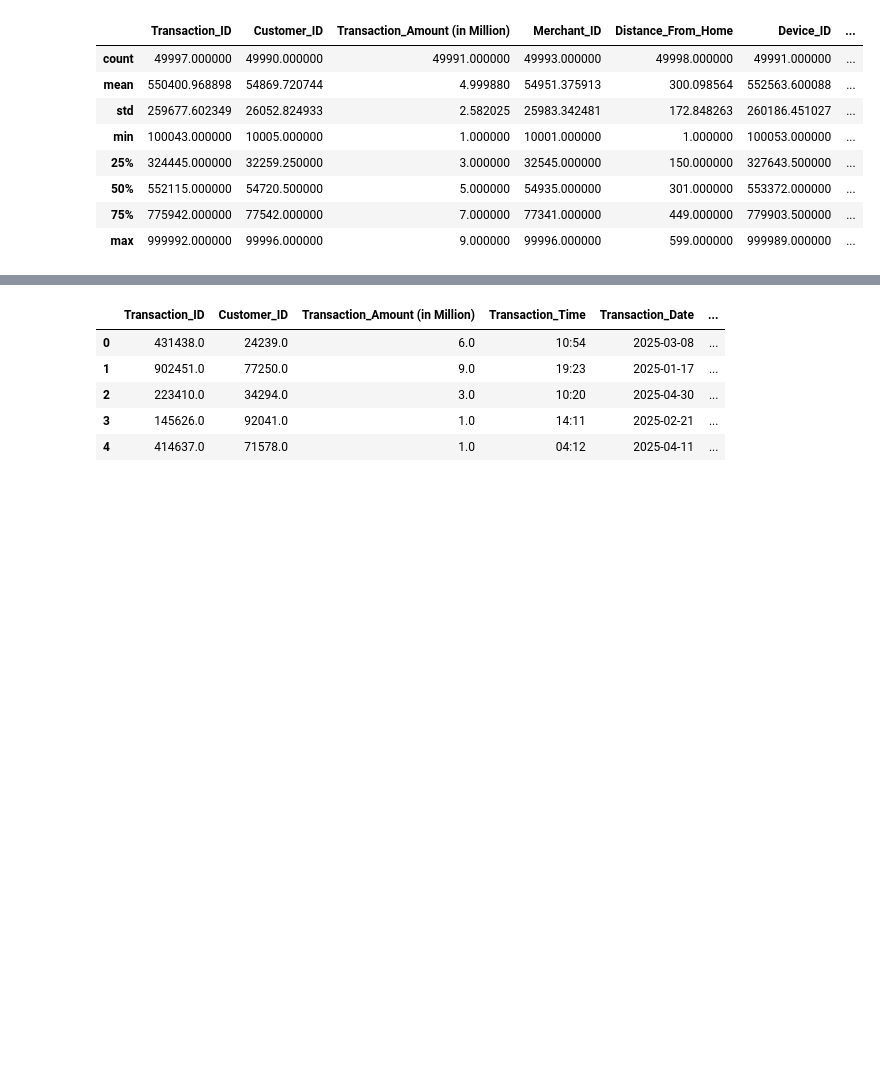
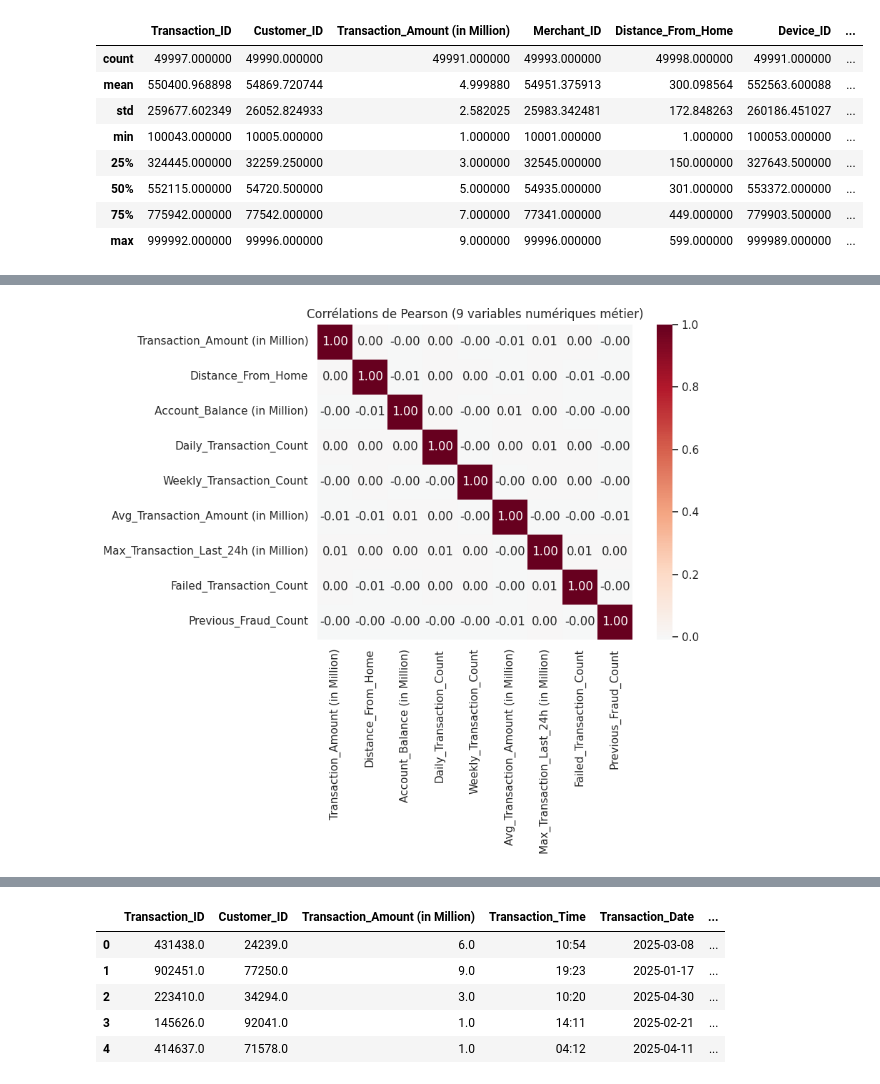
Before and after one commit to Djerade/bank-fraud-detection, a Jupyter notebook: notebooks/exploration.ipynb, the cells around one changed output, grey strips where cells are left out. Drawn from its saved outputs; the diff is of its cells as text; code cells hidden in the pictures; blank space fills up the shorter version.

```diff
--- a/notebooks/exploration.ipynb
+++ b/notebooks/exploration.ipynb
@@ -99,0 +214,21 @@ dtype: int64
+# %%
+# Matrice de corrélation de Pearson entre variables numériques « métier » (sans gros identifiants).
+num_features = [
+    "Transaction_Amount (in Million)",
+    "Distance_From_Home",
+    "Account_Balance (in Million)",
+    "Daily_Transaction_Count",
+    "Weekly_Transaction_Count",
+    "Avg_Transaction_Amount (in Million)",
+    "Max_Transaction_Last_24h (in Million)",
+    "Failed_Transaction_Count",
+    "Previous_Fraud_Count",
+]
+corr = df[num_features].corr(numeric_only=True)
+plt.figure(figsize=(10, 8))
+sns.heatmap(corr, annot=True, fmt=".2f", cmap="RdBu_r", center=0, square=True)
+plt.title("Corrélations de Pearson (9 variables numériques métier)")
+plt.tight_layout()
+plt.show()
+# %% [output]
+[figure, added]
```
Also changed, not shown: parts of 30 cells of this notebook, 10 other files.
